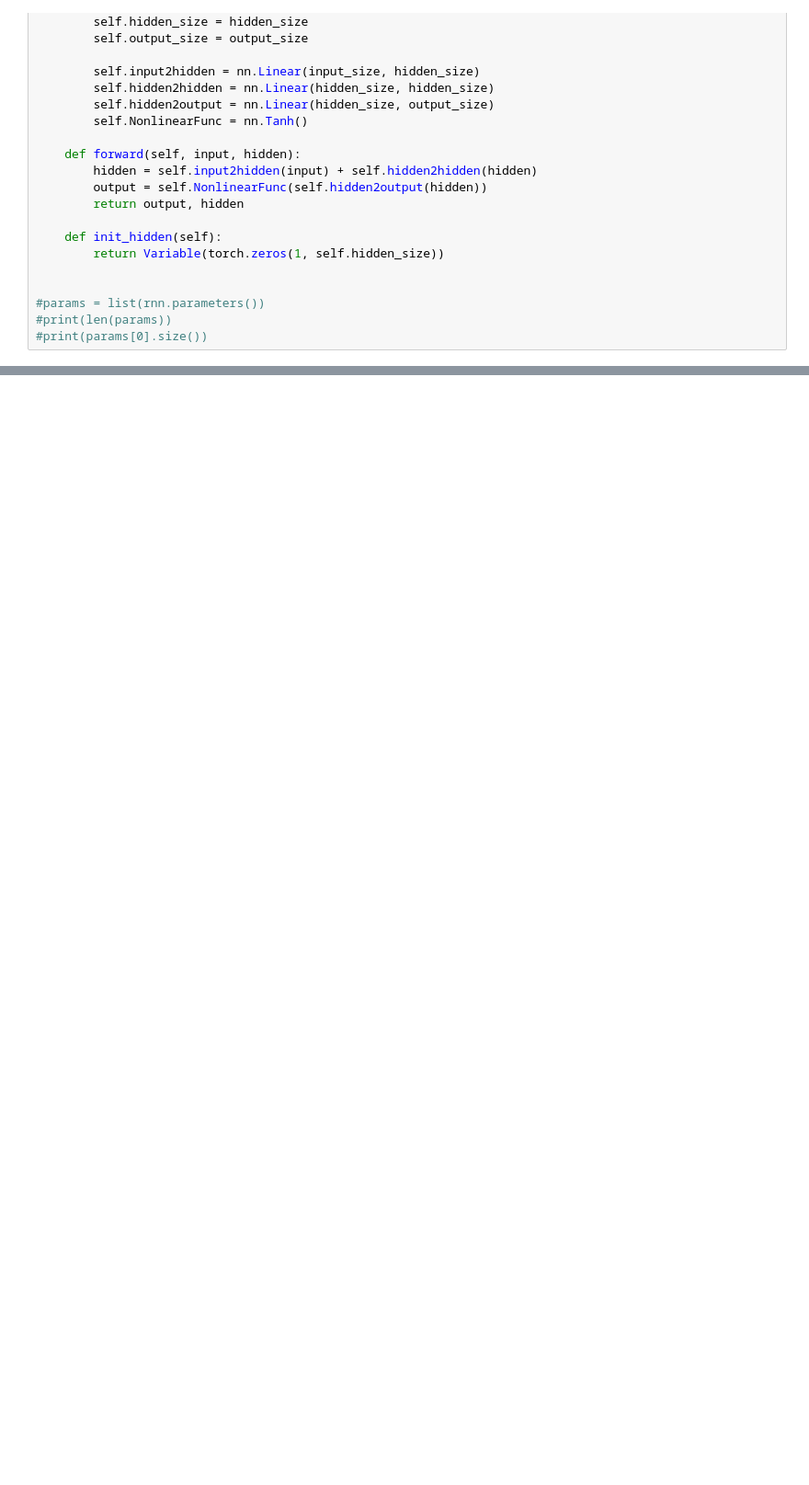
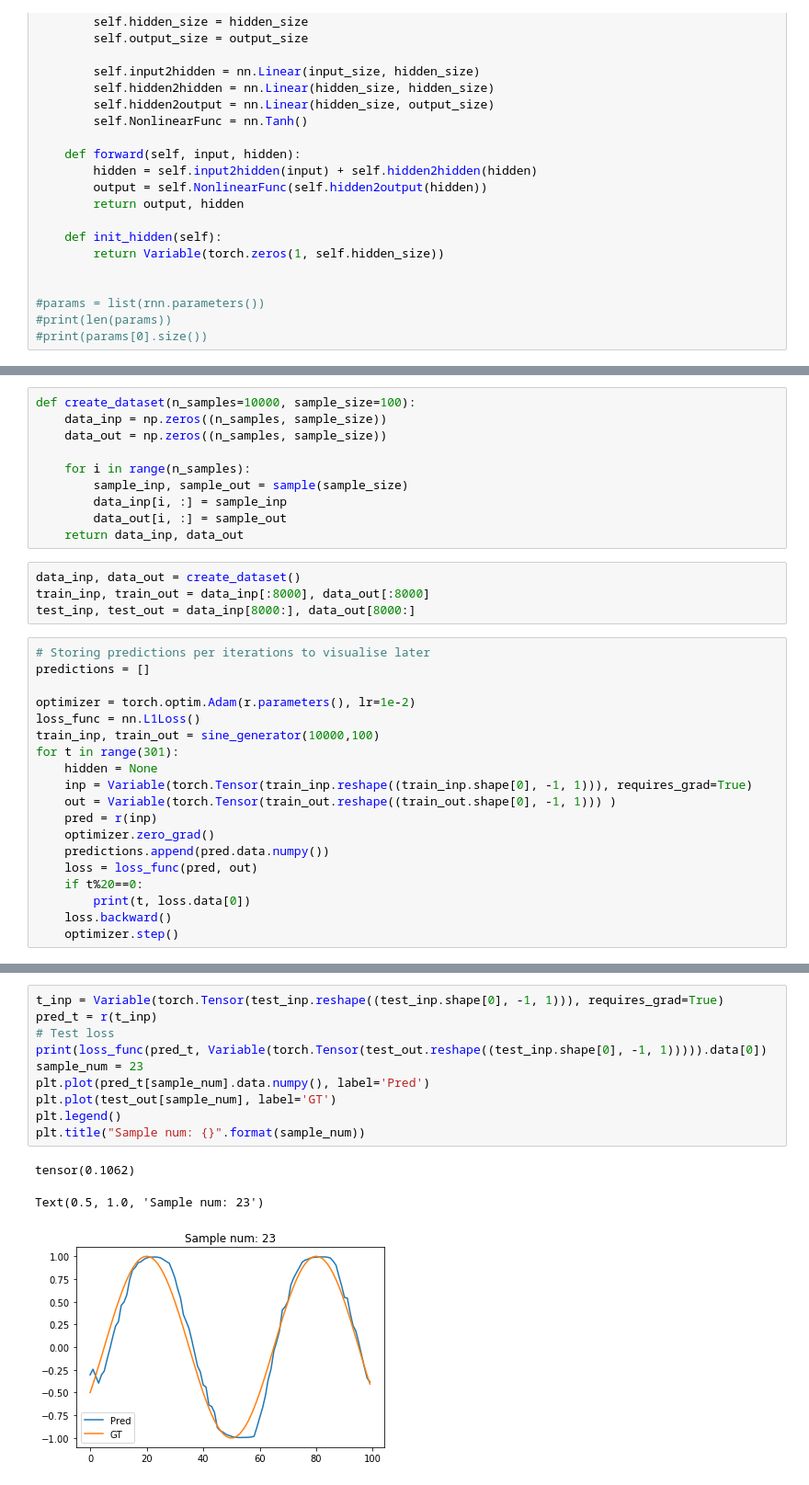
Before and after one commit to AmirAfsharrad/Neuroscience-learning-memory-cognition, a Jupyter notebook: pytorch-assignment/codes/pytorch-assignment.ipynb, the cells around one changed output, grey strips where cells are left out. Shown at 92% size. Cells and saved outputs as stored; diff of their text form; blank space fills up the shorter version.

```diff
--- a/pytorch-assignment/codes/pytorch-assignment.ipynb
+++ b/pytorch-assignment/codes/pytorch-assignment.ipynb
@@ -247,0 +512,33 @@ tensor(0.6000, dtype=torch.float64)
+# %%
+def create_dataset(n_samples=10000, sample_size=100):
+    data_inp = np.zeros((n_samples, sample_size))
+    data_out = np.zeros((n_samples, sample_size))
+
+    for i in range(n_samples):
+        sample_inp, sample_out = sample(sample_size)
+        data_inp[i, :] = sample_inp
+        data_out[i, :] = sample_out
+    return data_inp, data_out
+# %%
+data_inp, data_out = create_dataset()
+train_inp, train_out = data_inp[:8000], data_out[:8000]
+test_inp, test_out = data_inp[8000:], data_out[8000:]
+# %%
+# Storing predictions per iterations to visualise later
+predictions = []
+
+optimizer = torch.optim.Adam(r.parameters(), lr=1e-2)
+loss_func = nn.L1Loss()
+train_inp, train_out = sine_generator(10000,100)
+for t in range(301):
+    hidden = None
+    inp = Variable(torch.Tensor(train_inp.reshape((train_inp.shape[0], -1, 1))), requires_grad=True)
+    out = Variable(torch.Tensor(train_out.reshape((train_out.shape[0], -1, 1))) )
+    pred = r(inp)
+    optimizer.zero_grad()
+    predictions.append(pred.data.numpy())
+    loss = loss_func(pred, out)
+    if t%20==0:
+        print(t, loss.data[0])
+    loss.backward()
+    optimizer.step()
@@ -247,0 +562,14 @@ tensor(0.6000, dtype=torch.float64)
+# %%
+t_inp = Variable(torch.Tensor(test_inp.reshape((test_inp.shape[0], -1, 1))), requires_grad=True)
+pred_t = r(t_inp)
+# Test loss
+print(loss_func(pred_t, Variable(torch.Tensor(test_out.reshape((test_inp.shape[0], -1, 1))))).data[0])
+sample_num = 23
+plt.plot(pred_t[sample_num].data.numpy(), label='Pred')
+plt.plot(test_out[sample_num], label='GT')
+plt.legend()
+plt.title("Sample num: {}".format(sample_num))
+# %% [output]
+tensor(0.1062)
+Text(0.5, 1.0, 'Sample num: 23')
+[figure, added]
```
Also changed, not shown: parts of 12 cells of this notebook.
